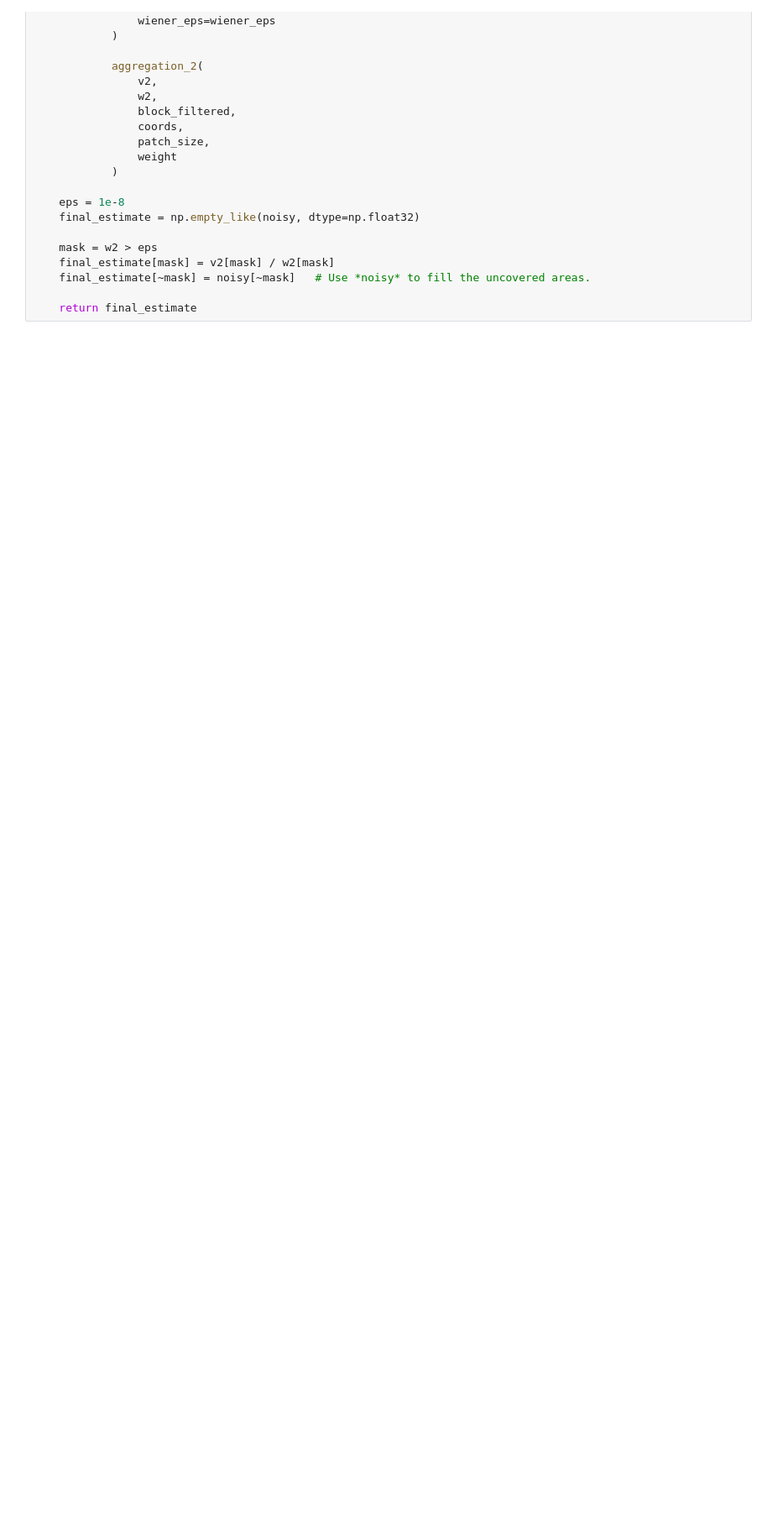
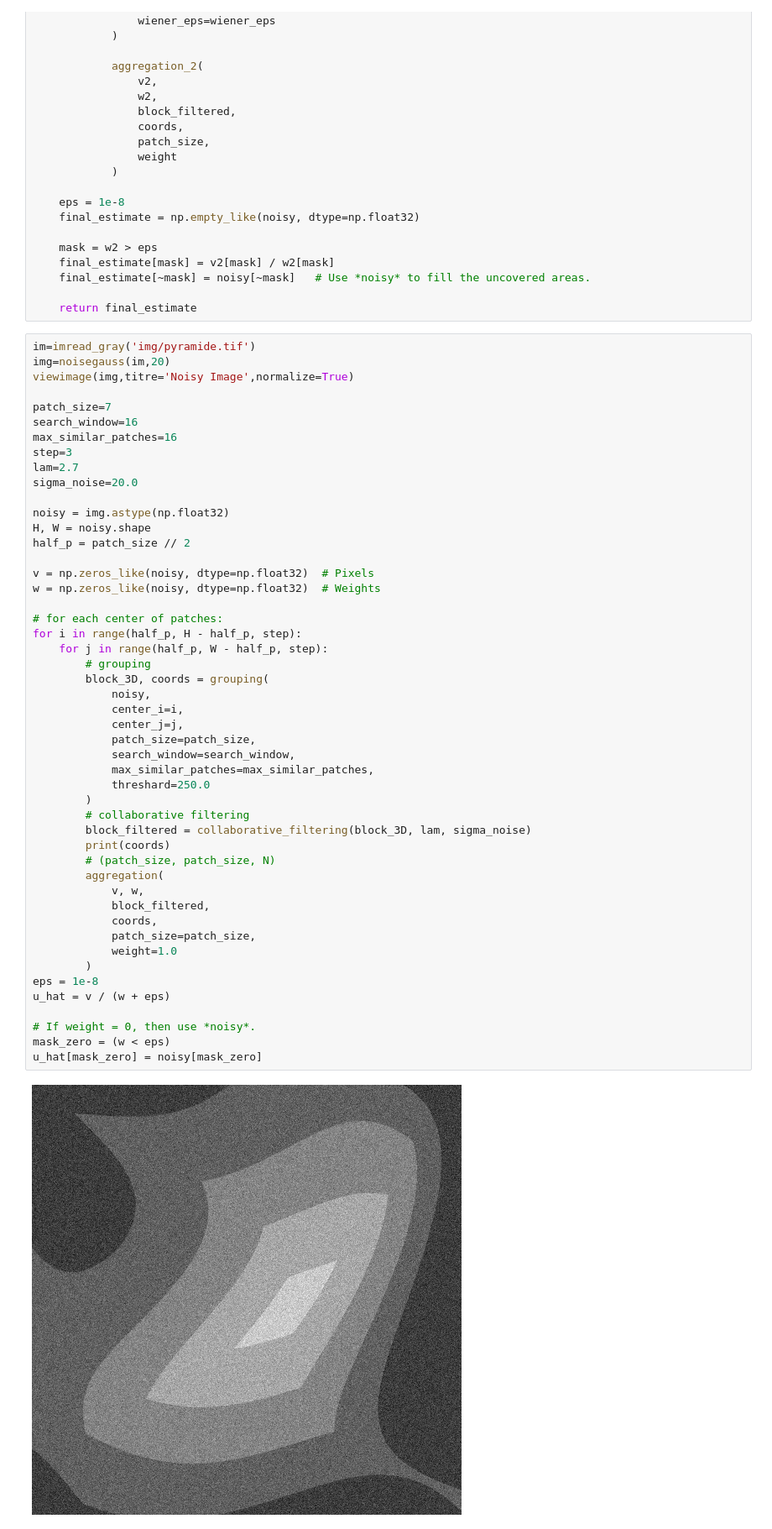
Before and after one commit to Bonbia/PROJIMA, a Jupyter notebook: BM3D.ipynb, the cells around one changed output. Shown at 84% size. Drawn from its saved outputs; the diff is of its cells as text; blank space fills up the shorter version.

```diff
--- a/BM3D.ipynb
+++ b/BM3D.ipynb
@@ -515,3 +516,54 @@ def bm3d_step2(
     final_estimate[~mask] = noisy[~mask]   # Use *noisy* to fill the uncovered areas.
 
     return final_estimate
+# %%
+im=imread_gray('img/pyramide.tif')
+img=noisegauss(im,20)
+viewimage(img,titre='Noisy Image',normalize=True)
+
+patch_size=7
+search_window=16
+max_similar_patches=16
+step=3
+lam=2.7
+sigma_noise=20.0
+
+noisy = img.astype(np.float32)
+H, W = noisy.shape
+half_p = patch_size // 2
+
+v = np.zeros_like(noisy, dtype=np.float32)  # Pixels
+w = np.zeros_like(noisy, dtype=np.float32)  # Weights
+
+# for each center of patches:
+for i in range(half_p, H - half_p, step):
+    for j in range(half_p, W - half_p, step):
+        # grouping
+        block_3D, coords = grouping(
+            noisy,
+            center_i=i,
+            center_j=j,
+            patch_size=patch_size,
+            search_window=search_window,
+            max_similar_patches=max_similar_patches,
+            threshard=250.0
+        )
+        # collaborative filtering
+        block_filtered = collaborative_filtering(block_3D, lam, sigma_noise)
+        print(coords)
+        # (patch_size, patch_size, N)
+        aggregation(
+            v, w,
+            block_filtered,
+            coords,
+            patch_size=patch_size,
+            weight=1.0
+        )
+eps = 1e-8
+u_hat = v / (w + eps)
+
+# If weight = 0, then use *noisy*.
+mask_zero = (w < eps)
+u_hat[mask_zero] = noisy[mask_zero]
+# %% [output]
+[figure, added]
```
Also changed, not shown: parts of 3 cells of this notebook, 3 other files.
